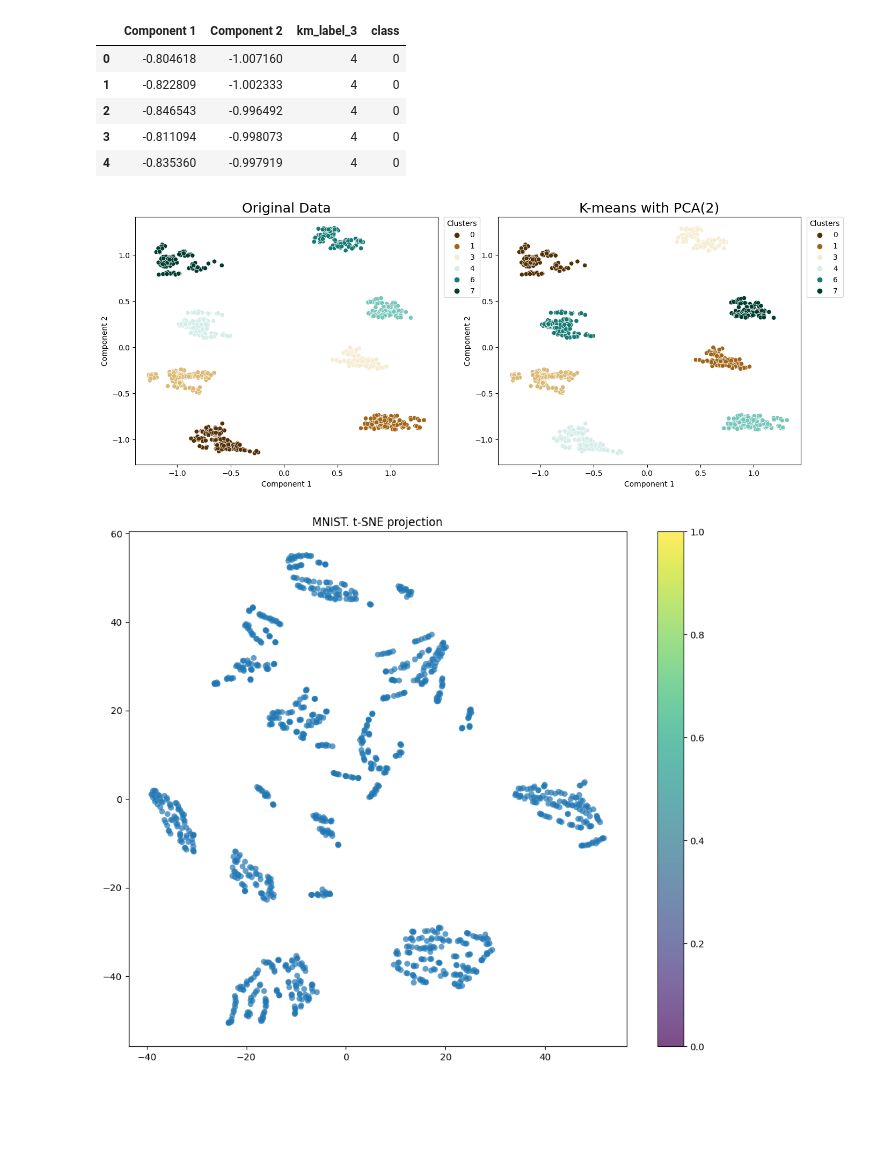
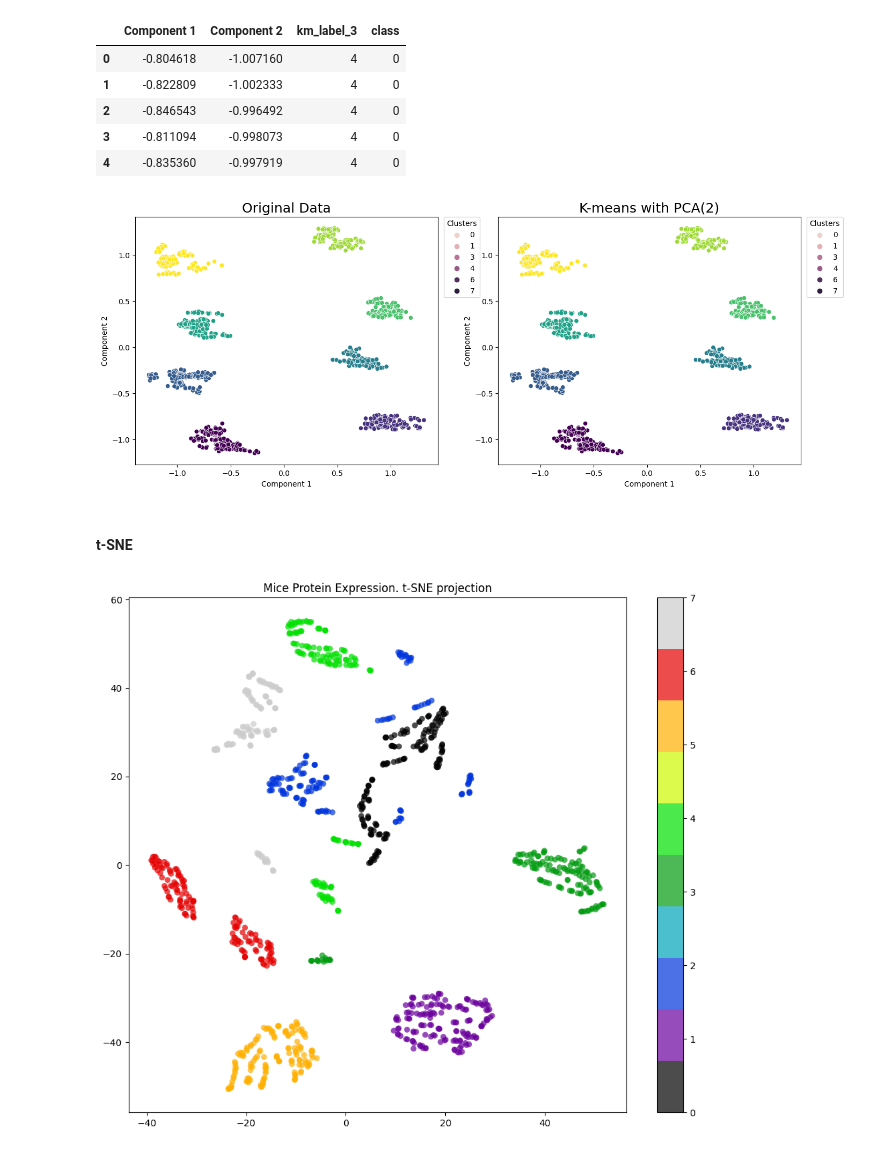
Before and after one commit to katevi/Introduction-to-ML, a Jupyter notebook: lab5/unsupervised_learning.ipynb, the cells around one changed output. Drawn from its saved outputs; the diff is of its cells as text; code cells hidden in the pictures; blank space fills up the shorter version.

```diff
--- a/lab5/unsupervised_learning.ipynb
+++ b/lab5/unsupervised_learning.ipynb
@@ -245,15 +235,13 @@ Name: Behavior, dtype: int64
 Text(0.5, 1.0, 'Distribution of Behavior')
 [figure]
 # %%
+y1 = df['class']
 X = df.drop('class',axis=1)
-y1 = df[['class']]
 # %%
-classes = {"class":     {"c-CS-m": 0, "c-SC-m": 1, 'c-CS-s': 2, 'c-SC-s': 3, 't-CS-m':4, 't-SC-m':5,
-                            't-SC-s':6, 't-CS-s':7}}
+classes = {"c-CS-m": 0, "c-SC-m": 1, 'c-CS-s': 2, 'c-SC-s': 3, 't-CS-m':4, 't-SC-m':5,
+                            't-SC-s':6, 't-CS-s':7}
 y = y1.replace(classes)
-y = pd.DataFrame(y)
-y.reset_index()
-y['class'].value_counts()
+y.value_counts()
 # %% [output]
 0    150
 1    150
@@ -438,29 +517,30 @@ df_pca_2.head()
 plt.figure(figsize=(16, 6))
 plt.subplot(1,2,1)
 
-sns.scatterplot(x = 'Component 1', y = 'Component 2', data = df_pca_2, hue = 'class', palette='BrBG')
+sns.scatterplot(x = 'Component 1', y = 'Component 2', data = df_pca_2, c=y, hue = 'class')
 plt.title('Original Data', fontsize=18)
 plt.legend(title='Clusters', bbox_to_anchor=(1.02, 1), loc='upper left', borderaxespad=0, fontsize='medium')
 
 plt.subplot(1,2,2)
 
-sns.scatterplot(x = 'Component 1', y = 'Component 2', data = df_pca_2, hue = 'km_label_3', palette='BrBG')
+sns.scatterplot(x = 'Component 1', y = 'Component 2', data = df_pca_2, c=y,  hue = 'km_label_3')
 plt.title('K-means with PCA(2)', fontsize=18)
 plt.legend(title='Clusters', bbox_to_anchor=(1.02, 1), loc='upper left', borderaxespad=0, fontsize='medium')
 
 plt.show()
 # %% [output]
-[figure, old version]
+[figure, new version]
+# %% [markdown]
+#### t-SNE
 # %%
 from sklearn.manifold import TSNE
 
 tsne = TSNE(random_state=42)
 
 X_tsne = tsne.fit_transform(X)
-
 plt.figure(figsize=(12, 10))
-plt.scatter(X_tsne[:, 0], X_tsne[:, 1],edgecolor="none", alpha=0.7, s=40, cmap=plt.cm.get_cmap("nipy_spectral", 10),)
+plt.scatter(X_tsne[:, 0], X_tsne[:, 1],c=y,edgecolor="none", alpha=0.7, s=40, cmap=plt.cm.get_cmap("nipy_spectral", 10),)
 plt.colorbar()
-plt.title("MNIST. t-SNE projection");
+plt.title("Mice Protein Expression. t-SNE projection");
 # %% [output]
-[figure, old version]
+[figure, new version]
```
Also changed, not shown: parts of 23 cells of this notebook.
